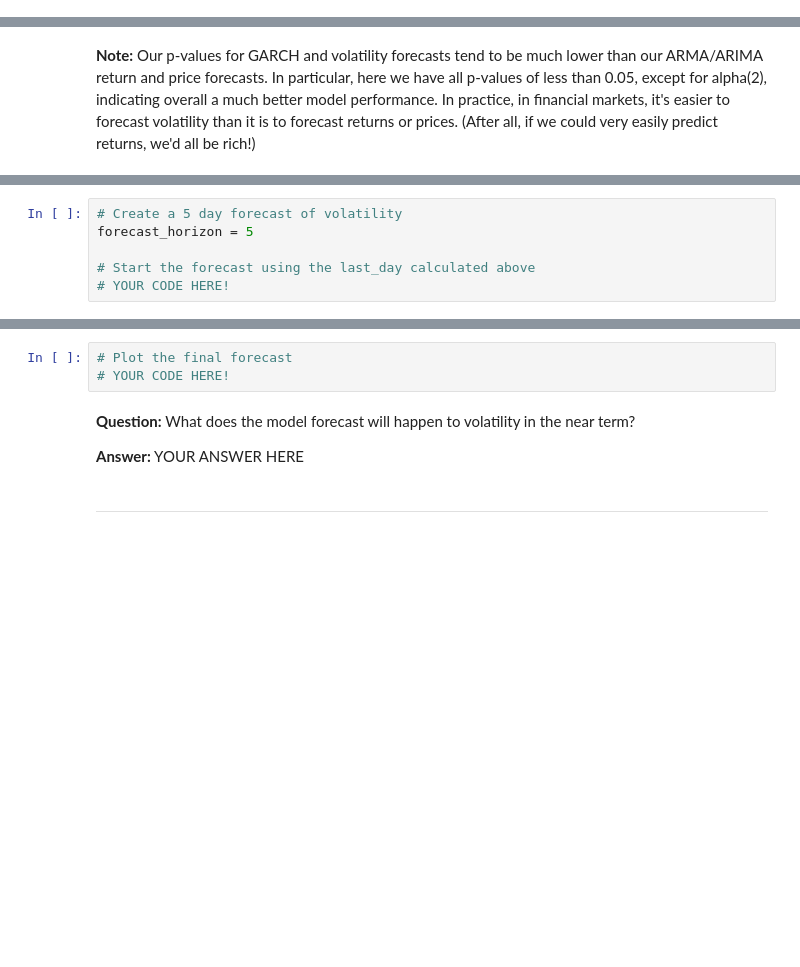
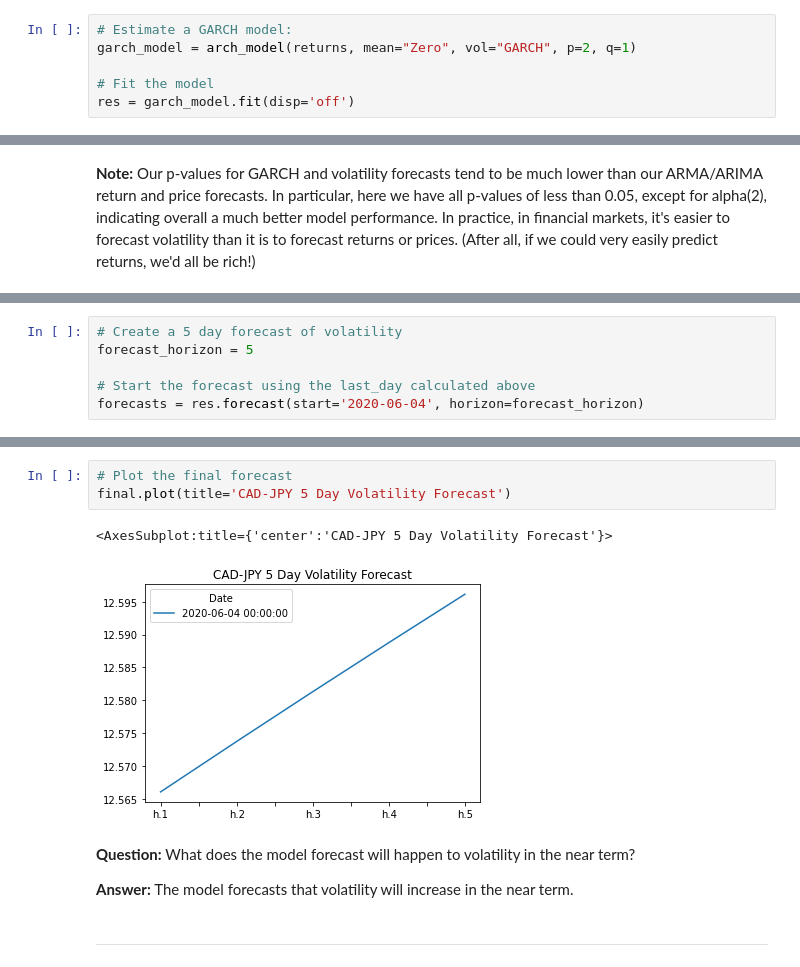
Before and after one commit to tyedem/Yen_For_The_Future, a Jupyter notebook: time_series_analysis.ipynb, the cells around one changed output, grey strips where cells are left out. Drawn from its saved outputs; the diff is of its cells as text; blank space fills up the shorter version.

```diff
--- a/time_series_analysis.ipynb
+++ b/time_series_analysis.ipynb
@@ -177,2 +285,8 @@ import arch as arch
+# %%
+# Estimate a GARCH model:
+garch_model = arch_model(returns, mean="Zero", vol="GARCH", p=2, q=1)
+
+# Fit the model
+res = garch_model.fit(disp='off')
 # %%
 # Summarize the model results
@@ -188,7 +321,7 @@ last_day
 forecast_horizon = 5
 
 # Start the forecast using the last_day calculated above
-# YOUR CODE HERE!
+forecasts = res.forecast(start='2020-06-04', horizon=forecast_horizon)
 # %%
 # Annualize the forecast
 intermediate = np.sqrt(forecasts.variance.dropna() * 252)
@@ -200,10 +344,13 @@ final.head()
 # %%
 # Plot the final forecast
-# YOUR CODE HERE!
+final.plot(title='CAD-JPY 5 Day Volatility Forecast')
+# %% [output]
+<AxesSubplot:title={'center':'CAD-JPY 5 Day Volatility Forecast'}>
+[figure, added]
 # %% [markdown]
 **Question:** What does the model forecast will happen to volatility in the near term?
 
-**Answer:** YOUR ANSWER HERE
+**Answer:** The model forecasts that volatility will increase in the near term.
 # %% [markdown]
 ---
 # %% [markdown]
```
Also changed, not shown: parts of 26 cells of this notebook.
